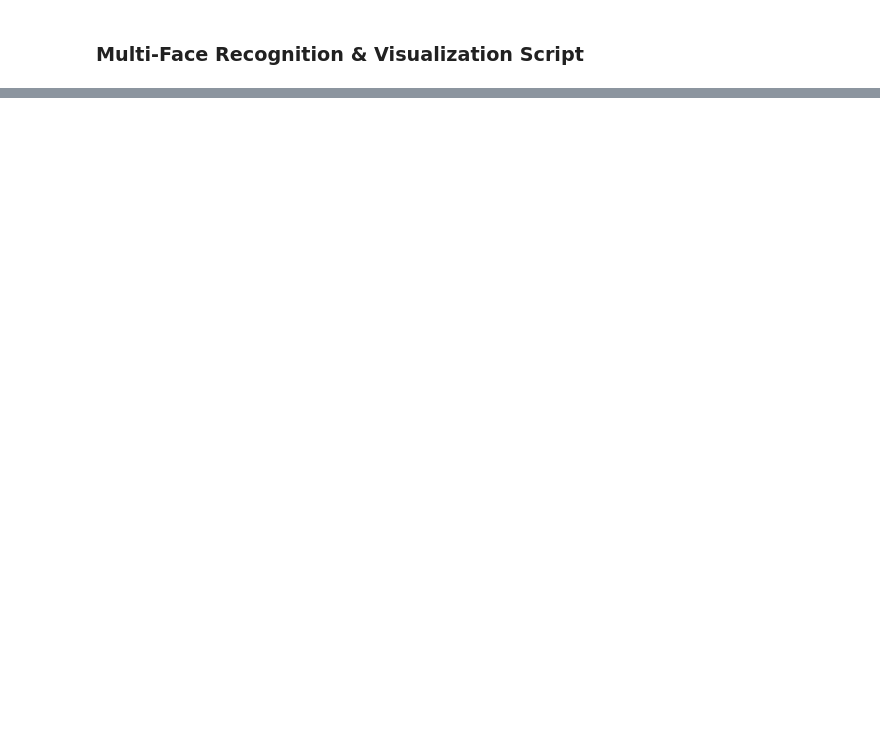
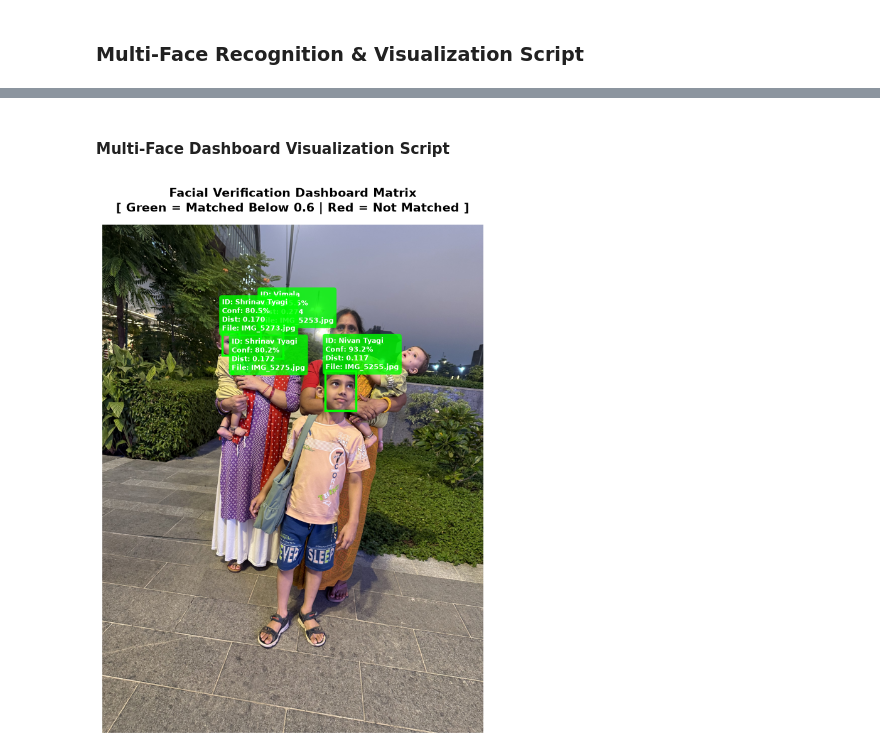
Before and after one commit to sweetatyagiaz/Object-Detection-Models, a Jupyter notebook: DeepFace.ipynb, the cells around one changed output, grey strips where cells are left out. Cells and saved outputs as stored; diff of their text form; code cells hidden in the pictures; blank space fills up the shorter version.

Commit message:
DeepFace: Custom dataset test

```diff
--- a/DeepFace.ipynb
+++ b/DeepFace.ipynb
@@ -398,7 +265,7 @@ from deepface import DeepFace
 
 # 1. Configuration
 DATABASE_DIR = "/home/rakesh/GitRepo/Object-Detection-Models/database/"
-QUERY_IMAGE = "database/group_photo.jpg"  # Replace with your multi-face image path
+QUERY_IMAGE = "Datasets/group_photo.jpg"  # Replace with your multi-face image path
 DISTANCE_THRESHOLD = 0.60
 # %%
 print("🔍 Extracting and matching all faces in the query image...")
@@ -480,0 +469,60 @@ print(f"✅ Processing complete. Visualized {faces_identified} faces.")
+# %% [markdown]
+#### **Multi-Face Dashboard Visualization Script**
+# %%
+# Load Background Image
+img = cv2.imread(QUERY_IMAGE)
+img_rgb = cv2.cvtColor(img, cv2.COLOR_BGR2RGB)
+
+fig, ax = plt.subplots(figsize=(14, 9))
+ax.imshow(img_rgb)
+
+# 4. Loop Over Each Detected Face Frame
+for face_idx, df in enumerate(results):
+    if df.empty:
+        continue
+
+    # FIX: Use .loc[0, 'column_name'] to avoid the TypeError
+    x = df.loc[0, 'source_x']
+    y = df.loc[0, 'source_y']
+    w = df.loc[0, 'source_w']
+    h = df.loc[0, 'source_h']
+
+    # Filter matches based on the threshold
+    valid_matches = df[df['distance'] < DISTANCE_THRESHOLD]
+
+    if not valid_matches.empty:
+        # Sort to grab the best structural match record
+        sorted_matches = valid_matches.sort_values(by='distance', ascending=True)
+
+        # FIX: Use .iloc[0] to grab the first row object safely
+        best_match = sorted_matches.iloc[0]
+        best_match_path = best_match['identity']
+        confidence = best_match['confidence']
+        distance = best_match['distance']
+
+        person_name = os.path.basename(os.path.dirname(best_match_path))
+        filename = os.path.basename(best_match_path)
+
+        label_text = f"ID: {person_name}\nConf: {confidence:.1f}%\nDist: {distance:.3f}\nFile: {filename}"
+        box_color = '#00FF00'  # Bright Neon Green for matched
+    else:
+        label_text = f"Face #{face_idx + 1}\nUnknown\nNo Match Found"
+        box_color = '#FF0000'  # Bright Red for Unmatched
+
+    # Render Bounding Box Patch
+    rect = patches.Rectangle((x, y), w, h, linewidth=2.5, edgecolor=box_color, facecolor='none')
+    ax.add_patch(rect)
+
+    # Overlay Multi-Line Metadata Details Box
+    ax.text(
+        x, y - 12, label_text,
+        color='white', fontweight='bold', fontsize=8,
+        bbox=dict(facecolor=box_color, alpha=0.8, edgecolor='none', boxstyle='round,pad=0.4')
+    )
+
+ax.axis('off')
+plt.title(f"Facial Verification Dashboard Matrix\n[ Green = Matched Below {DISTANCE_THRESHOLD} | Red = Not Matched ]", fontsize=14, fontweight='bold', pad=15)
+plt.tight_layout()
+plt.show()
+# %% [output]
+[figure, added]
```
Also changed, not shown: parts of 7 cells of this notebook.
